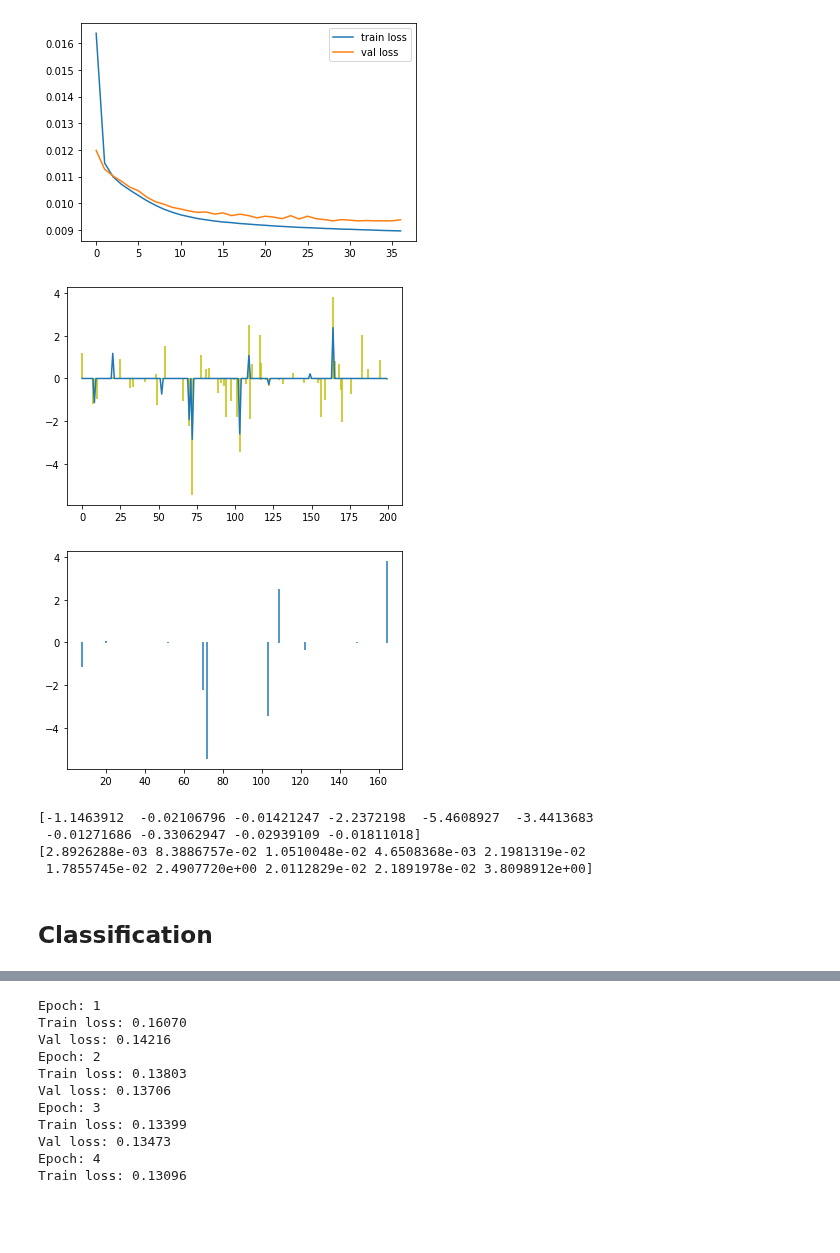
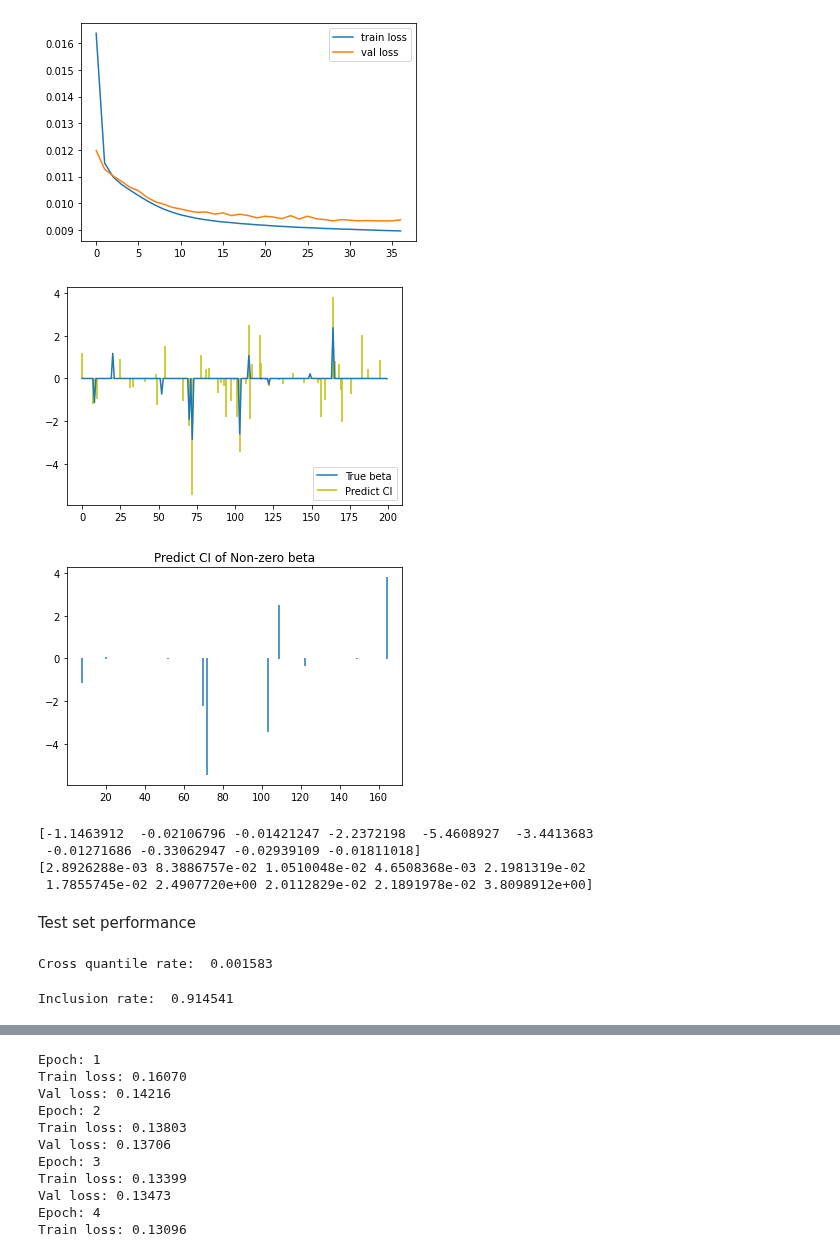
Before and after one commit to glory-99/simulation-based-inference, a Jupyter notebook: high_dimensional.ipynb, the cells around one changed output, grey strips where cells are left out. Cells and saved outputs as stored; diff of their text form; code cells hidden in the pictures; blank space fills up the shorter version.

```diff
--- a/high_dimensional.ipynb
+++ b/high_dimensional.ipynb
@@ -428,19 +529,21 @@ pred_q025 = predict(md_q025, (Y0-mean)/std)
 pred_q975 = predict(md_q975, (Y0-mean)/std)
 plt.plot(range(p), beta0)
 plt.vlines(range(p), pred_q025.reshape(-1), pred_q975.reshape(-1), color='y')
+plt.legend(['True beta', 'Predict CI'], loc='lower right')
 plt.show()
 # %% [output]
-[figure, old version]
+[figure, new version]
 # %%
 plt.vlines(np.where(beta0!=0)[0], pred_q025.reshape(-1)[np.where(beta0!=0)[0]], pred_q975.reshape(-1)[np.where(beta0!=0)[0]])
+plt.title('Predict CI of Non-zero beta')
 plt.show()
 print(pred_q025.reshape(-1)[np.where(beta0!=0)[0]])
 print(pred_q975.reshape(-1)[np.where(beta0!=0)[0]])
 # %% [output]
-[figure, old version]
+[figure, new version]
 [-1.1463912  -0.02106796 -0.01421247 -2.2372198  -5.4608927  -3.4413683
  -0.01271686 -0.33062947 -0.02939109 -0.01811018]
 [2.8926288e-03 8.3886757e-02 1.0510048e-02 4.6508368e-03 2.1981319e-02
  1.7855745e-02 2.4907720e+00 2.0112829e-02 2.1891978e-02 3.8098912e+00]
-# %% [markdown]
-## Classification
+# %% [markdown]
+Test set performance
@@ -446,0 +553,10 @@ print(pred_q975.reshape(-1)[np.where(beta0!=0)[0]])
+# %%
+cross_quantile_rate = np.sum(pred_q025_test>pred_q975_test) / pred_q975_test.size
+print('Cross quantile rate: ', cross_quantile_rate)
+# %% [output]
+Cross quantile rate:  0.001583
+# %%
+inclusion_rate = np.sum((pred_q025<=beta_test)&(beta_test<=pred_q975)) / beta_test.size
+print('Inclusion rate: ', inclusion_rate)
+# %% [output]
+Inclusion rate:  0.914541
```
Also changed, not shown: parts of 26 cells of this notebook.
